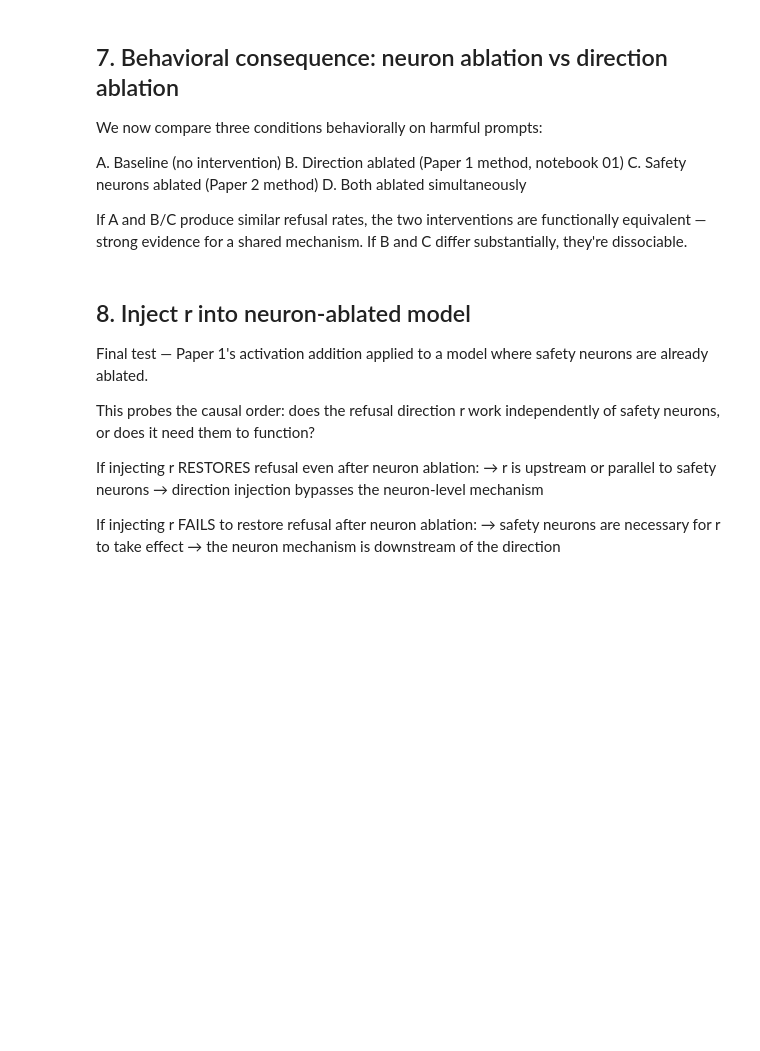
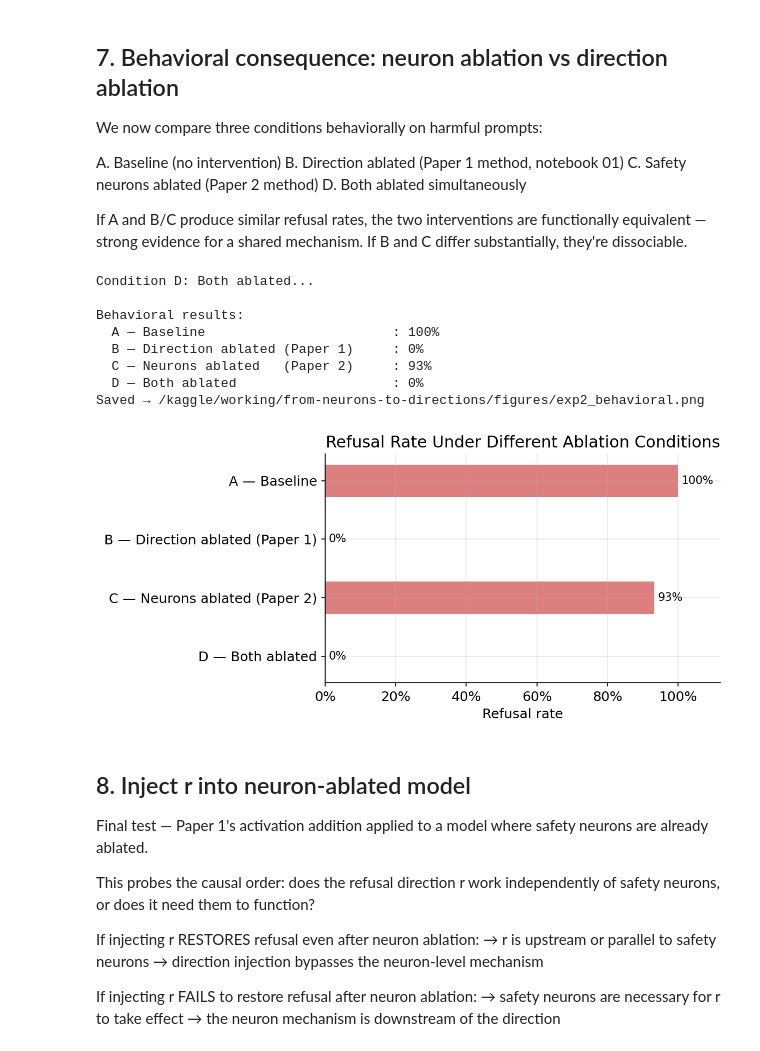
Before and after one commit to jefri021/from-neurons-to-directions, a Jupyter notebook: notebooks/04-exp2-section4to9.ipynb, the cells around one changed output. Saved outputs shown, nothing was run; the diff lists cells and outputs as text; code cells hidden in the pictures; blank space fills up the shorter version.

Commit message:
refusal scores

```diff
--- a/notebooks/04-exp2-section4to9.ipynb
+++ b/notebooks/04-exp2-section4to9.ipynb
@@ -211,28 +270,28 @@ If A and B/C produce similar refusal rates, the two interventions
 are functionally equivalent — strong evidence for a shared mechanism.
 If B and C differ substantially, they're dissociable.
 # %%
-print("Running behavioral comparison across conditions...\n")
+# print("Running behavioral comparison across conditions...\n")
 
-test_prompts = harmful_prompts[:15]
+# test_prompts = harmful_prompts[:15]
 
-# A: Baseline
-print("Condition A: Baseline...")
-baseline_responses = generate(model, tokenizer, test_prompts, max_new_tokens=80)
-rate_A = refusal_rate(baseline_responses)
+# # A: Baseline
+# print("Condition A: Baseline...")
+# baseline_responses = generate(model, tokenizer, test_prompts, max_new_tokens=80)
+# rate_A = refusal_rate(baseline_responses)
 
-# B: Direction ablated only (Paper 1)
-print("Condition B: Direction ablated...")
-dir_ablated_responses = generate_with_ablation(
-    model, tokenizer, test_prompts, best_r, best_layer, max_new_tokens=80
-)
-rate_B = refusal_rate(dir_ablated_responses)
+# # B: Direction ablated only (Paper 1)
+# print("Condition B: Direction ablated...")
+# dir_ablated_responses = generate_with_ablation(
+#     model, tokenizer, test_prompts, best_r, max_new_tokens=80
+# )
+# rate_B = refusal_rate(dir_ablated_responses)
 
-# C: Safety neurons ablated only (Paper 2)
-print("Condition C: Neurons ablated...")
-neuron_ablated_responses = generate_with_neuron_ablation(
-    model, tokenizer, test_prompts, top_neurons, max_new_tokens=80
-)
-rate_C = refusal_rate(neuron_ablated_responses)
+# # C: Safety neurons ablated only (Paper 2)
+# print("Condition C: Neurons ablated...")
+# neuron_ablated_responses = generate_with_neuron_ablation(
+#     model, tokenizer, test_prompts, top_neurons, max_new_tokens=80
+# )
+# rate_C = refusal_rate(neuron_ablated_responses)
 
 # D: Both ablated simultaneously
 # We do this by registering neuron ablation hooks AND direction ablation hooks
@@ -253,49 +312,65 @@ for layer_idx, neuron_idx in top_neurons:
 for layer_idx, neuron_indices in neurons_by_layer.items():
     mlp = model.model.layers[layer_idx].mlp
     def make_neuron_hook(n_idx):
-        def hook(module, input, output):
+        def hook(module, input):
             patched = input[0].clone()
             patched[:, :, n_idx] = 0.0
-            return module(patched)
+            return (patched,)
         return hook
     h = mlp.down_proj.register_forward_pre_hook(make_neuron_hook(neuron_indices))
     hook_handles_D.append(h)
 
-# Direction ablation post-hook at best layer
-layer = model.model.layers[best_layer]
-def dir_hook(module, input, output):
-    hidden = ablate_direction(output[0], best_r)
-    return (hidden,) + output[1:]
-h = layer.register_forward_hook(dir_hook)
-hook_handles_D.append(h)
+# Direction ablation post-hook at ALL layers
+def ablation_hook(module, input, output):
+    # Apply to the full hidden state: [batch, seq_len, hidden_size]
+    hidden = output[0] if isinstance(output, tuple) else output
+    hidden = ablate_direction(hidden, best_r)
+    if isinstance(output, tuple):
+        return (hidden,) + output[1:]
+    return hidden
+
+# Register on ALL layers
+for layer in model.model.layers:
+    handle = layer.register_forward_hook(ablation_hook)
+    hook_handles_D.append(handle)
 
 try:
     both_ablated_responses = generate(model, tokenizer, test_prompts, max_new_tokens=80)
     rate_D = refusal_rate(both_ablated_responses)
 finally:
     for h in hook_handles_D:
         h.remove()
 
 print(f"\nBehavioral results:")
 print(f"  A — Baseline                        : {rate_A:.0%}")
 print(f"  B — Direction ablated (Paper 1)     : {rate_B:.0%}")
 print(f"  C — Neurons ablated   (Paper 2)     : {rate_C:.0%}")
 print(f"  D — Both ablated                    : {rate_D:.0%}")
 
 fig = plot_refusal_rates(
     conditions={
         "A — Baseline":                     rate_A,
         "B — Direction ablated (Paper 1)":  rate_B,
         "C — Neurons ablated (Paper 2)":    rate_C,
         "D — Both ablated":                 rate_D,
     },
     title="Refusal Rate Under Different Ablation Conditions",
     save_path="/kaggle/working/from-neurons-to-directions/figures/exp2_behavioral.png",
 )
 plt.show()
 
 torch.save({"A": rate_A, "B": rate_B, "C": rate_C, "D": rate_D},
            "/kaggle/working/from-neurons-to-directions/behavioral_comparison.pt")
+# %% [output]
+Condition D: Both ablated...
+
+Behavioral results:
+  A — Baseline                        : 100%
+  B — Direction ablated (Paper 1)     : 0%
+  C — Neurons ablated   (Paper 2)     : 93%
+  D — Both ablated                    : 0%
+Saved → /kaggle/working/from-neurons-to-directions/figures/exp2_behavioral.png
+[figure, added]
 # %% [markdown]
 ## 8. Inject r into neuron-ablated model
 
```
Also changed, not shown: parts of 9 cells of this notebook, 5 other files.
